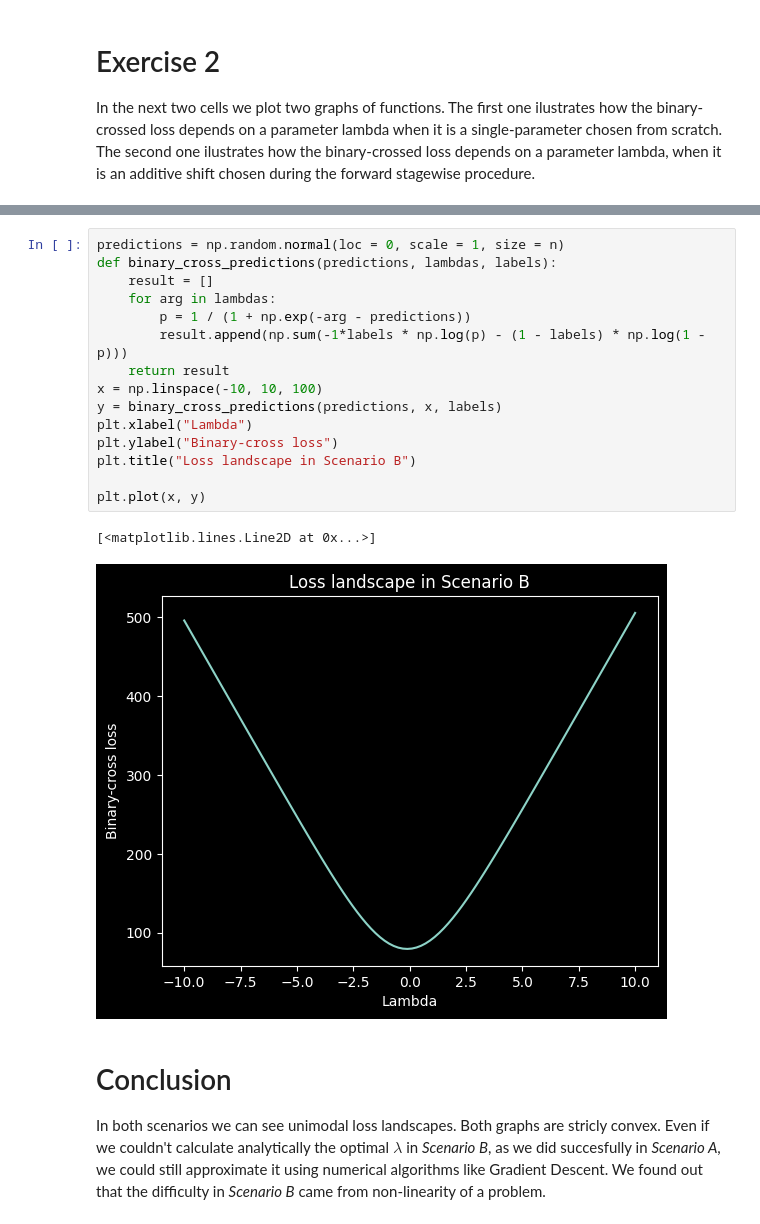
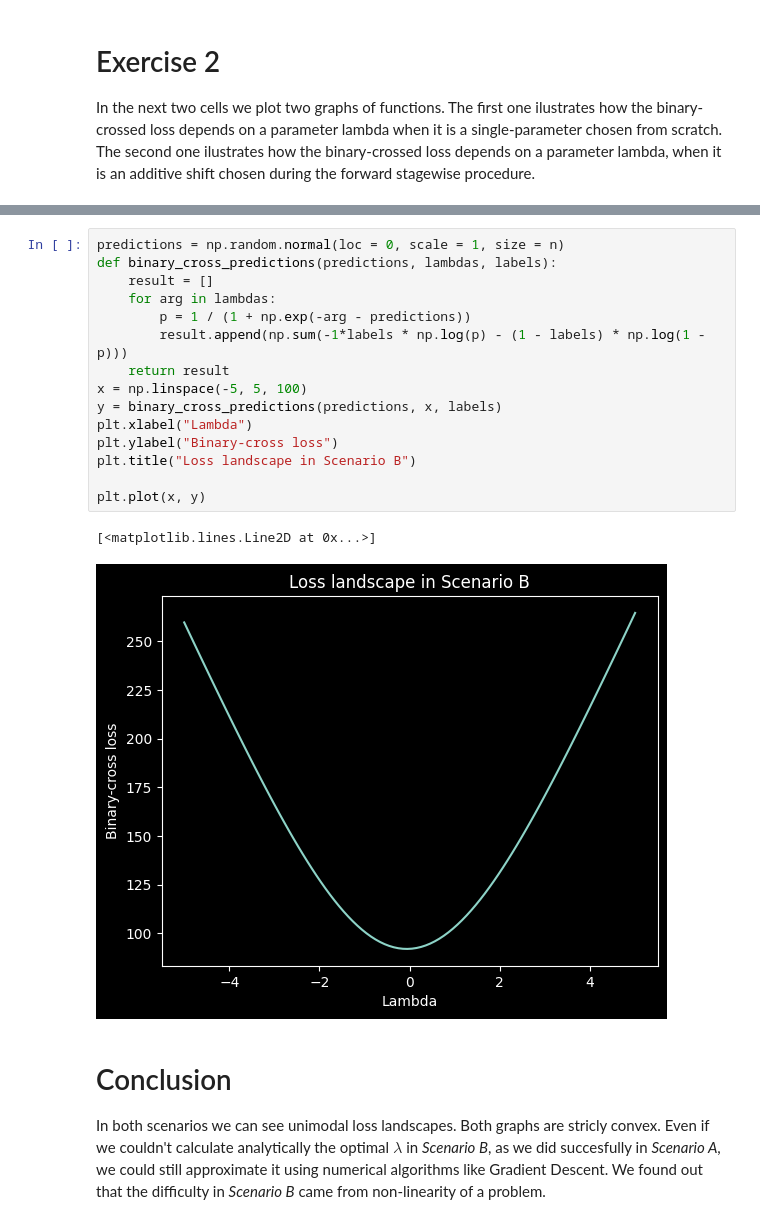
Before and after one commit to Dragomier/Machine_Learning_2026, a Jupyter notebook: Homework7.ipynb, the cells around one changed output, grey strips where cells are left out. Saved outputs shown, nothing was run; the diff lists cells and outputs as text.

```diff
--- a/Homework7.ipynb
+++ b/Homework7.ipynb
@@ -89,21 +89,21 @@ plt.plot(x, y)
 # %%
 predictions = np.random.normal(loc = 0, scale = 1, size = n)
 def binary_cross_predictions(predictions, lambdas, labels):
     result = []
     for arg in lambdas:
         p = 1 / (1 + np.exp(-arg - predictions))
         result.append(np.sum(-1*labels * np.log(p) - (1 - labels) * np.log(1 - p)))
     return result
-x = np.linspace(-10, 10, 100)
+x = np.linspace(-5, 5, 100)
 y = binary_cross_predictions(predictions, x, labels)
 plt.xlabel("Lambda")
 plt.ylabel("Binary-cross loss")
 plt.title("Loss landscape in Scenario B")
 
 plt.plot(x, y)
 # %% [output]
 [<matplotlib.lines.Line2D at 0x...>]
-[figure, old version]
+[figure, new version]
 # %% [markdown]
 # Conclusion
 In both scenarios we can see unimodal loss landscapes. Both graphs are stricly convex. Even if we couldn't calculate analytically the optimal $\lambda$ in *Scenario B*, as we did succesfully in *Scenario A*, we could still approximate it using numerical algorithms like Gradient Descent. We found out that the difficulty in *Scenario B* came from non-linearity of a problem.
```
Also changed, not shown: parts of 1 cell of this notebook.
